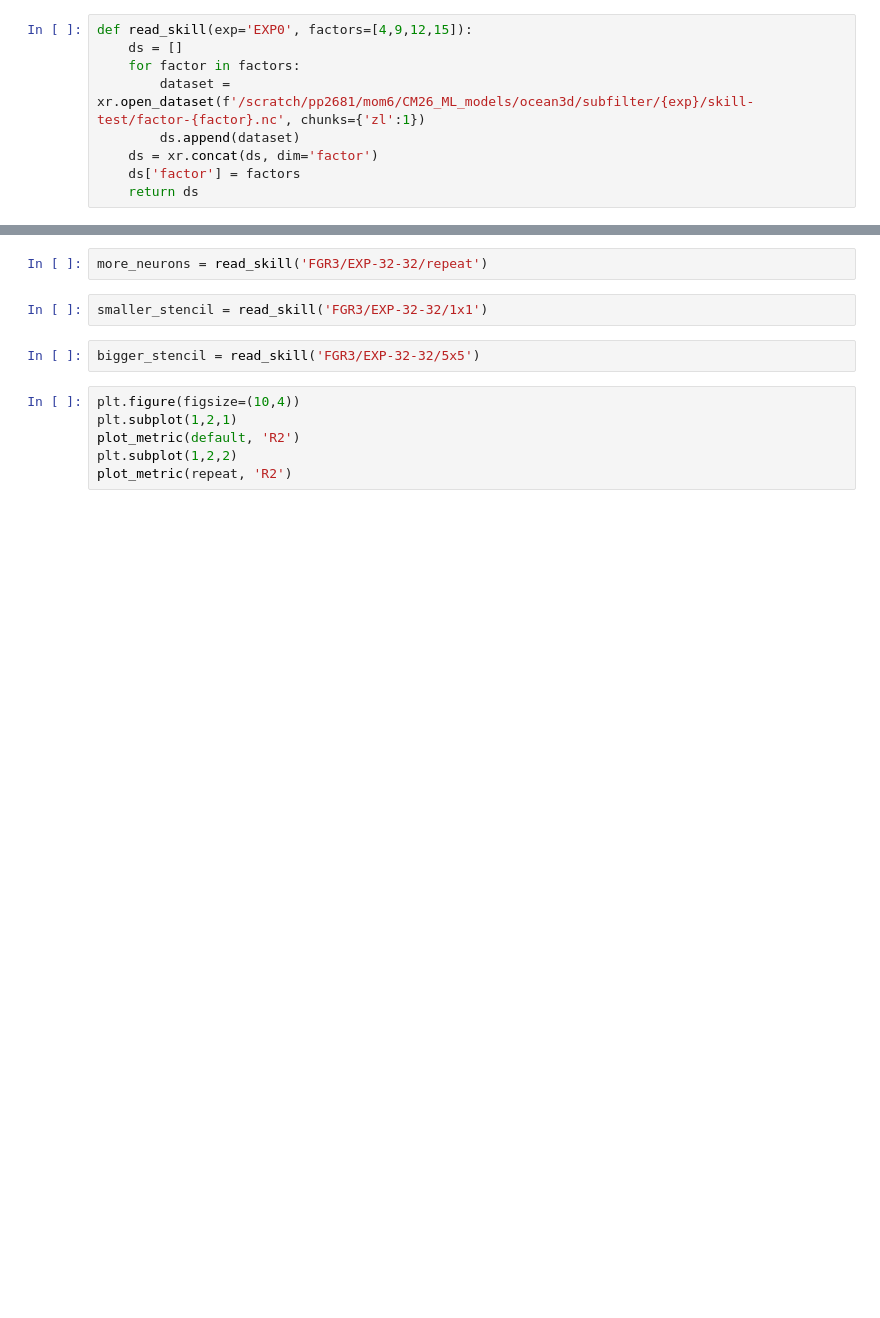
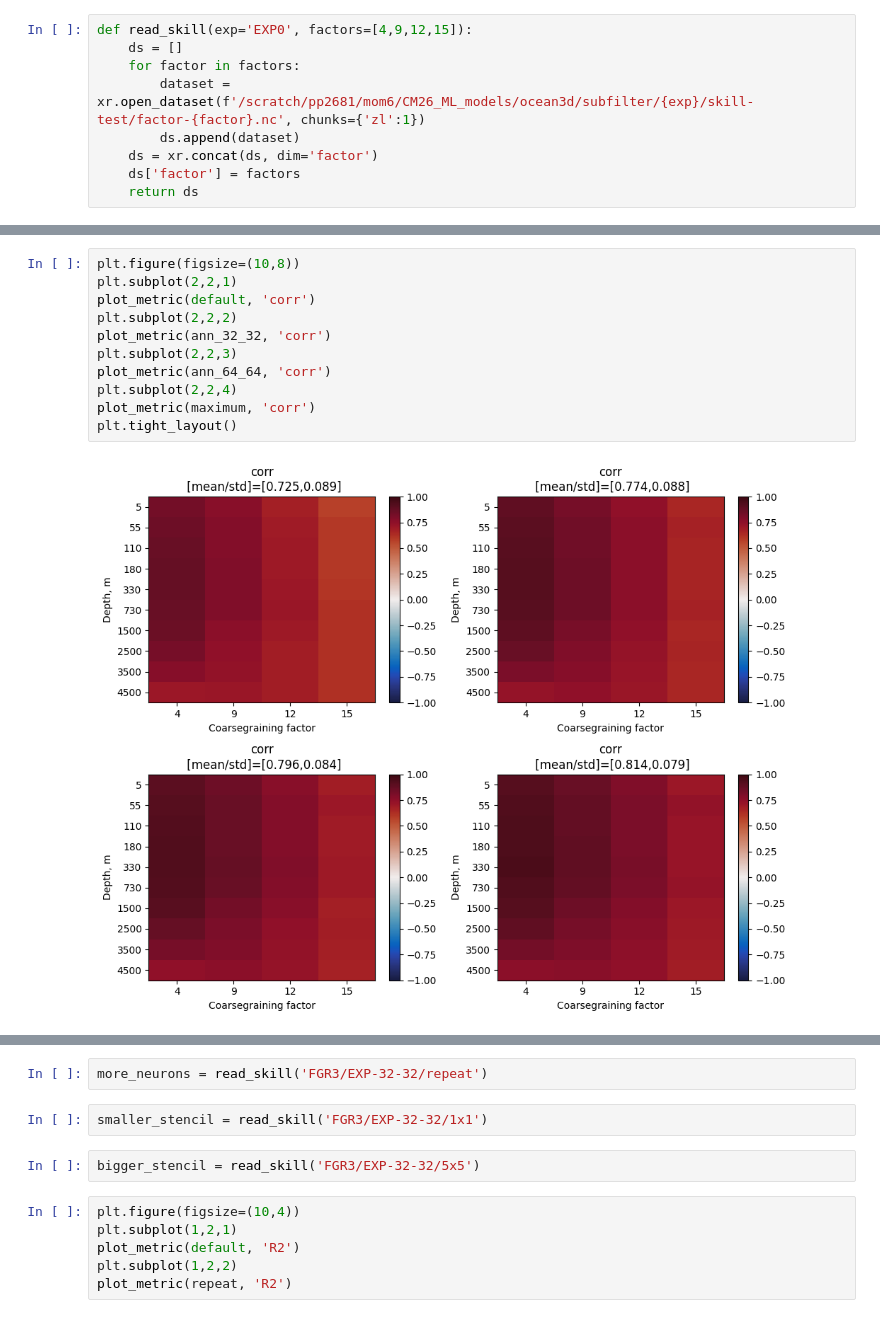
Before and after one commit to m2lines/Analysis-of-global-ocean-simulations-OM4, a Jupyter notebook: simple_notebooks/Offline.ipynb, the cells around one changed output, grey strips where cells are left out. Cells and saved outputs as stored; diff of their text form; blank space fills up the shorter version.

```diff
--- a/simple_notebooks/Offline.ipynb
+++ b/simple_notebooks/Offline.ipynb
@@ -33,0 +55,13 @@ def read_skill(exp='EXP0', factors=[4,9,12,15]):
+# %%
+plt.figure(figsize=(10,8))
+plt.subplot(2,2,1)
+plot_metric(default, 'corr')
+plt.subplot(2,2,2)
+plot_metric(ann_32_32, 'corr')
+plt.subplot(2,2,3)
+plot_metric(ann_64_64, 'corr')
+plt.subplot(2,2,4)
+plot_metric(maximum, 'corr')
+plt.tight_layout()
+# %% [output]
+[figure, added]
```
Also changed, not shown: parts of 25 cells of this notebook, 34 other files.
